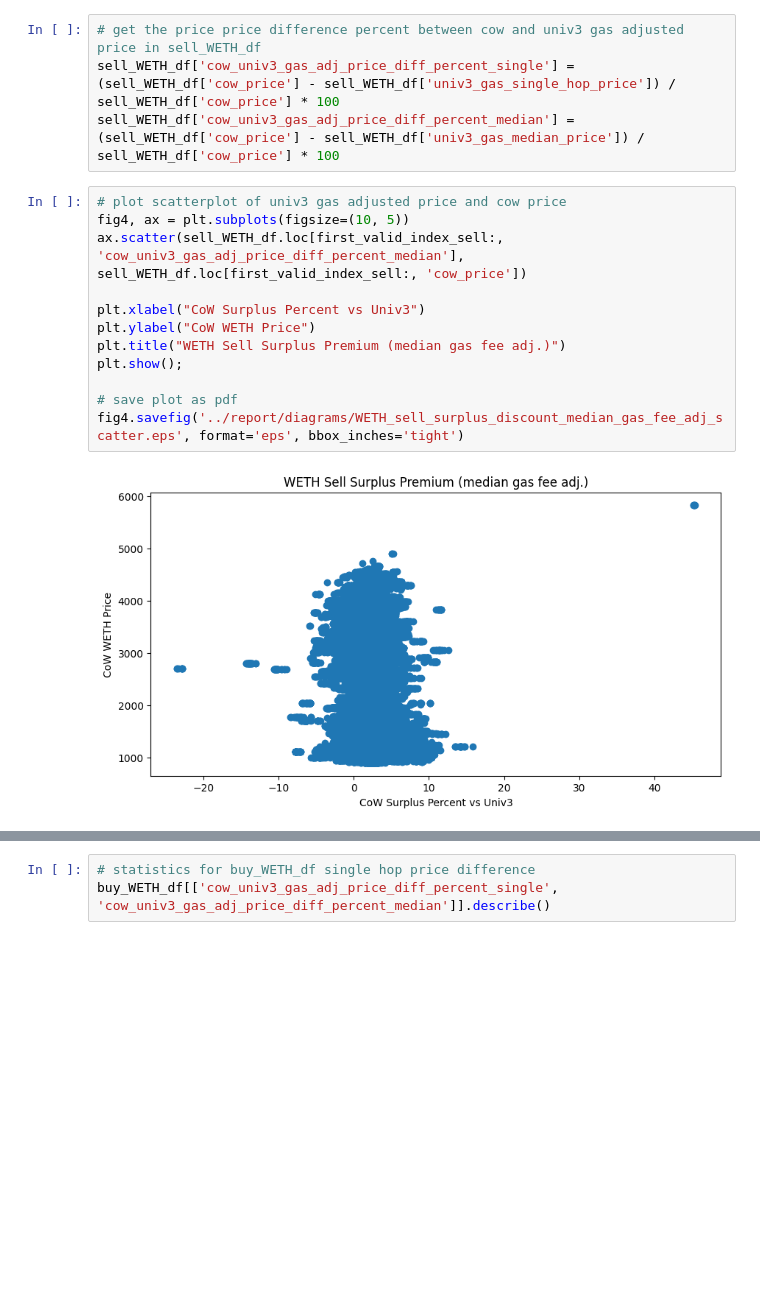
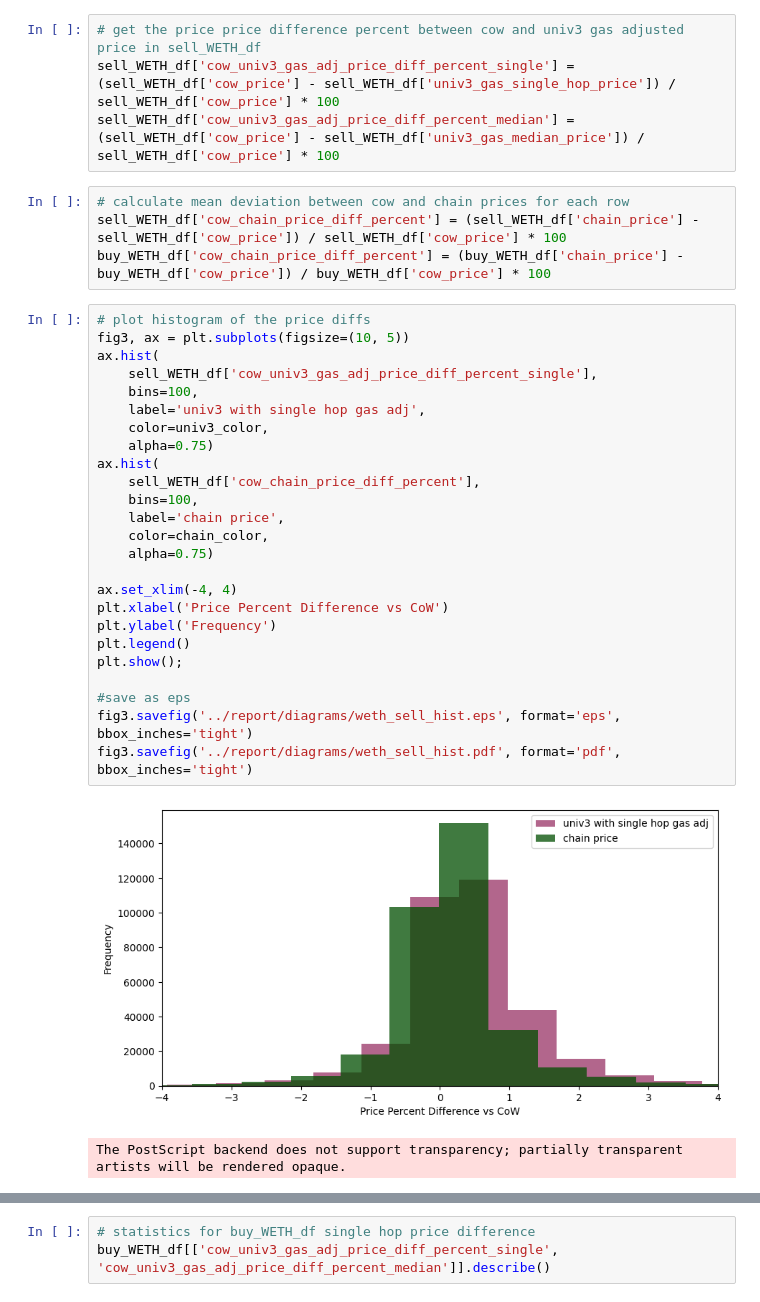
Before and after one commit to mohammed7s/Feedlot, a Jupyter notebook: pipeline/data_analysis.ipynb, the cells around one changed output, grey strips where cells are left out. Drawn from its saved outputs; the diff is of its cells as text; blank space fills up the shorter version.

```diff
--- a/pipeline/data_analysis.ipynb
+++ b/pipeline/data_analysis.ipynb
@@ -203,17 +202,35 @@ fig3.savefig('../report/diagrams/WETH_buy_surplus_discount_median_gas_fee_adj_sc
 # get the price price difference percent between cow and univ3 gas adjusted price in sell_WETH_df
 sell_WETH_df['cow_univ3_gas_adj_price_diff_percent_single'] = (sell_WETH_df['cow_price'] - sell_WETH_df['univ3_gas_single_hop_price']) / sell_WETH_df['cow_price'] * 100
 sell_WETH_df['cow_univ3_gas_adj_price_diff_percent_median'] = (sell_WETH_df['cow_price'] - sell_WETH_df['univ3_gas_median_price']) / sell_WETH_df['cow_price'] * 100
-# %%
-# plot scatterplot of univ3 gas adjusted price and cow price
-fig4, ax = plt.subplots(figsize=(10, 5))
-ax.scatter(sell_WETH_df.loc[first_valid_index_sell:, 'cow_univ3_gas_adj_price_diff_percent_median'], sell_WETH_df.loc[first_valid_index_sell:, 'cow_price'])
-
-plt.xlabel("CoW Surplus Percent vs Univ3")
-plt.ylabel("CoW WETH Price")
-plt.title("WETH Sell Surplus Premium (median gas fee adj.)")
-plt.show();
-
-# save plot as pdf
-fig4.savefig('../report/diagrams/WETH_sell_surplus_discount_median_gas_fee_adj_scatter.eps', format='eps', bbox_inches='tight')
-# %% [output]
-[figure, removed]
+# %%
+# calculate mean deviation between cow and chain prices for each row
+sell_WETH_df['cow_chain_price_diff_percent'] = (sell_WETH_df['chain_price'] - sell_WETH_df['cow_price']) / sell_WETH_df['cow_price'] * 100
+buy_WETH_df['cow_chain_price_diff_percent'] = (buy_WETH_df['chain_price'] - buy_WETH_df['cow_price']) / buy_WETH_df['cow_price'] * 100
+# %%
+# plot histogram of the price diffs
+fig3, ax = plt.subplots(figsize=(10, 5))
+ax.hist(
+    sell_WETH_df['cow_univ3_gas_adj_price_diff_percent_single'],
+    bins=100,
+    label='univ3 with single hop gas adj',
+    color=univ3_color,
+    alpha=0.75)
+ax.hist(
+    sell_WETH_df['cow_chain_price_diff_percent'],
+    bins=100,
+    label='chain price',
+    color=chain_color,
+    alpha=0.75)
+
+ax.set_xlim(-4, 4)
+plt.xlabel('Price Percent Difference vs CoW')
+plt.ylabel('Frequency')
+plt.legend()
+plt.show();
+
+#save as eps
+fig3.savefig('../report/diagrams/weth_sell_hist.eps', format='eps', bbox_inches='tight')
+fig3.savefig('../report/diagrams/weth_sell_hist.pdf', format='pdf', bbox_inches='tight')
+# %% [output]
+[figure, added]
+The PostScript backend does not support transparency; partially transparent artists will be rendered opaque.
```
Also changed, not shown: parts of 10 cells of this notebook, 20 other files.
